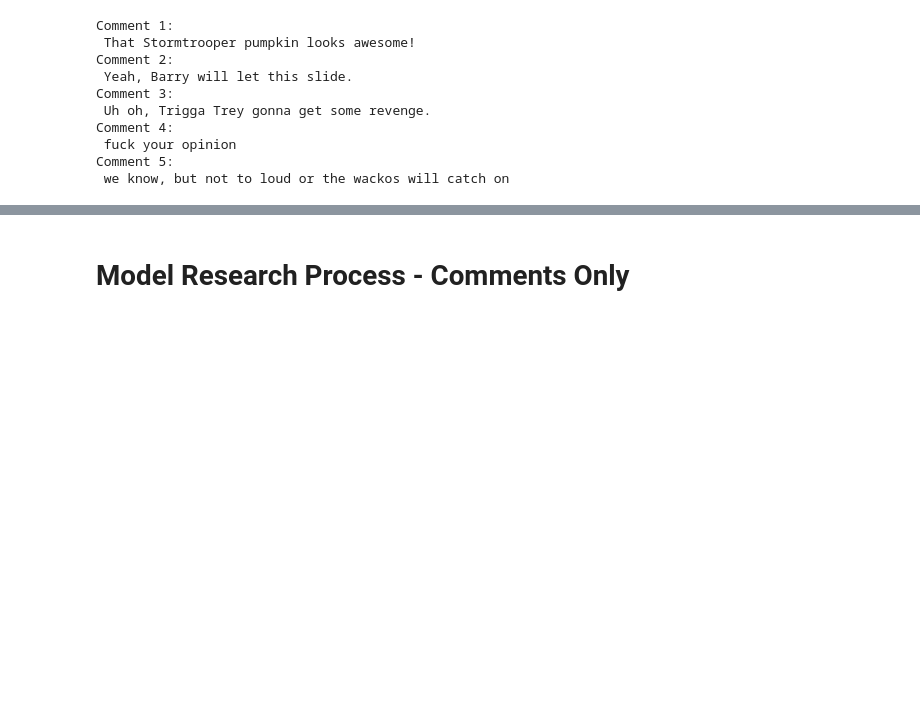
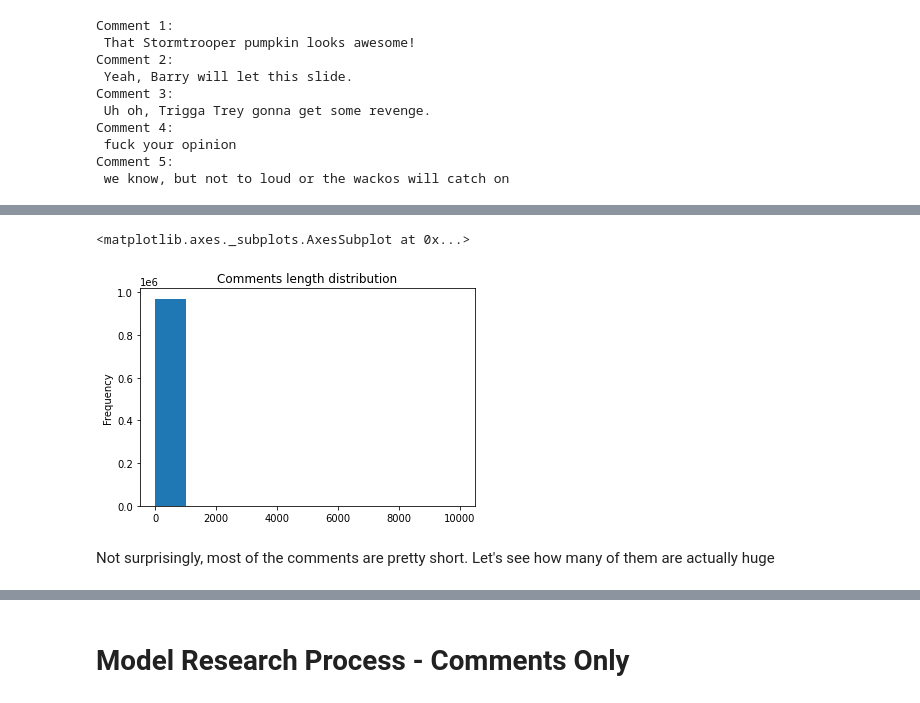
Before and after one commit to blackBagel/Sarcasm-Detection-Learn, a Jupyter notebook: sarcasm_detection_simple_models.ipynb, the cells around one changed output, grey strips where cells are left out. Saved outputs shown, nothing was run; the diff lists cells and outputs as text; code cells hidden in the pictures; blank space fills up the shorter version.

```diff
--- a/sarcasm_detection_simple_models.ipynb
+++ b/sarcasm_detection_simple_models.ipynb
@@ -86,7 +93,7 @@ The dataset is quite relatively large with about 1 million comments. For that re
 
 That way, we'll have lots of data to train on.
 # %%
-TRAIN_VAL_RAND_STATE = 1
+TRAIN_TEST_RAND_STATE = 1
 VAL_TEST_RAND_STATE = 5
 TRAIN_TEST_SPLIT = 0.04
 VAL_TEST_SPLIT = 0.5
@@ -96,7 +103,7 @@ comments_df_without_labels = full_comments_df.iloc[:, 1:]
 # We use the same train-test split to test all of the next models
 df_train, df_test, labels_train, labels_test = train_test_split(comments_df_without_labels,
                                                                 full_comments_df['label'],
-                                                                random_state=TRAIN_VAL_RAND_STATE,
+                                                                random_state=TRAIN_TEST_RAND_STATE,
                                                                 test_size=TRAIN_TEST_SPLIT,
                                                                 shuffle=True)
 
@@ -275,0 +293,9 @@ def simple_text_processing(text):
+# %%
+# Since there's a few comments that are just numbers and no text, we'll convert all comments to string just in case
+comment_length = df_train['comment'].apply(lambda text: len(str(text)))
+comment_length.plot(kind='hist', y='comment length', title = 'Comments length distribution')
+# %% [output]
+<matplotlib.axes._subplots.AxesSubplot at 0x...>
+[figure, added]
+# %% [markdown]
+Not surprisingly, most of the comments are pretty short. Let's see how many of them are actually huge
```
Also changed, not shown: parts of 25 cells of this notebook.
